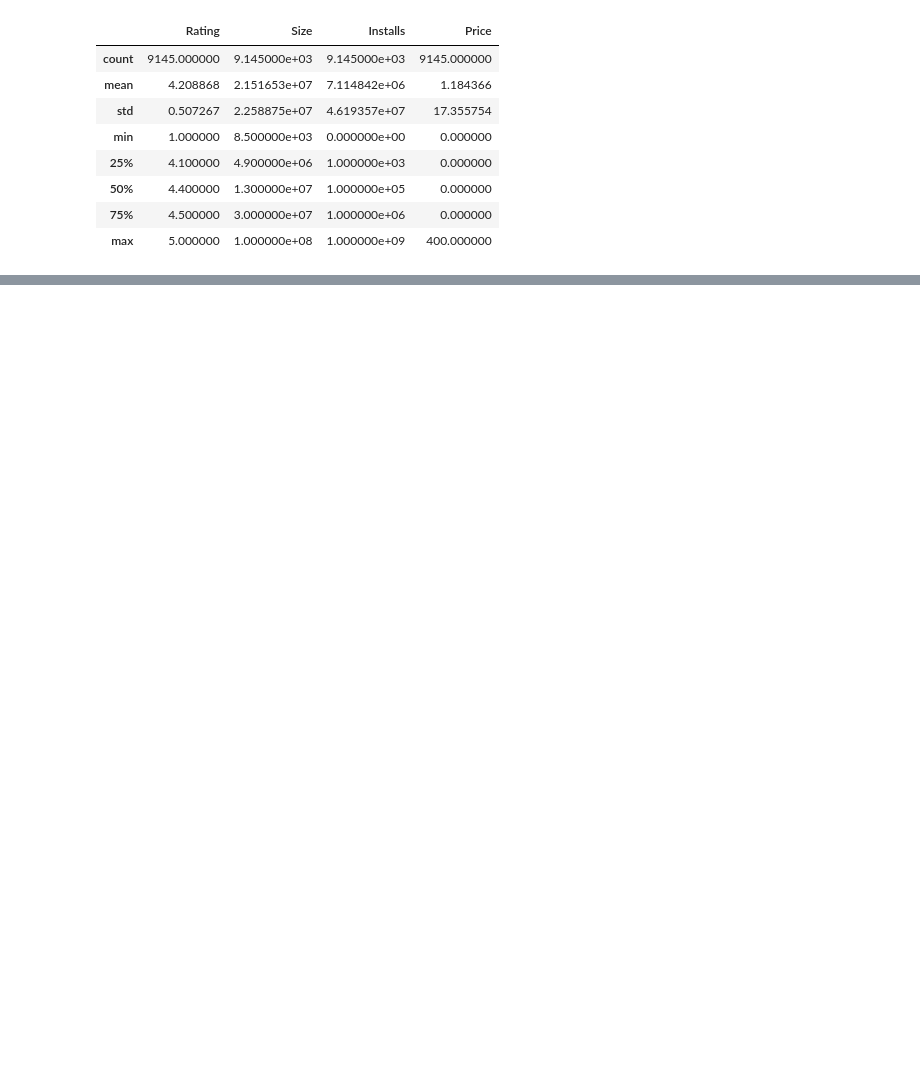
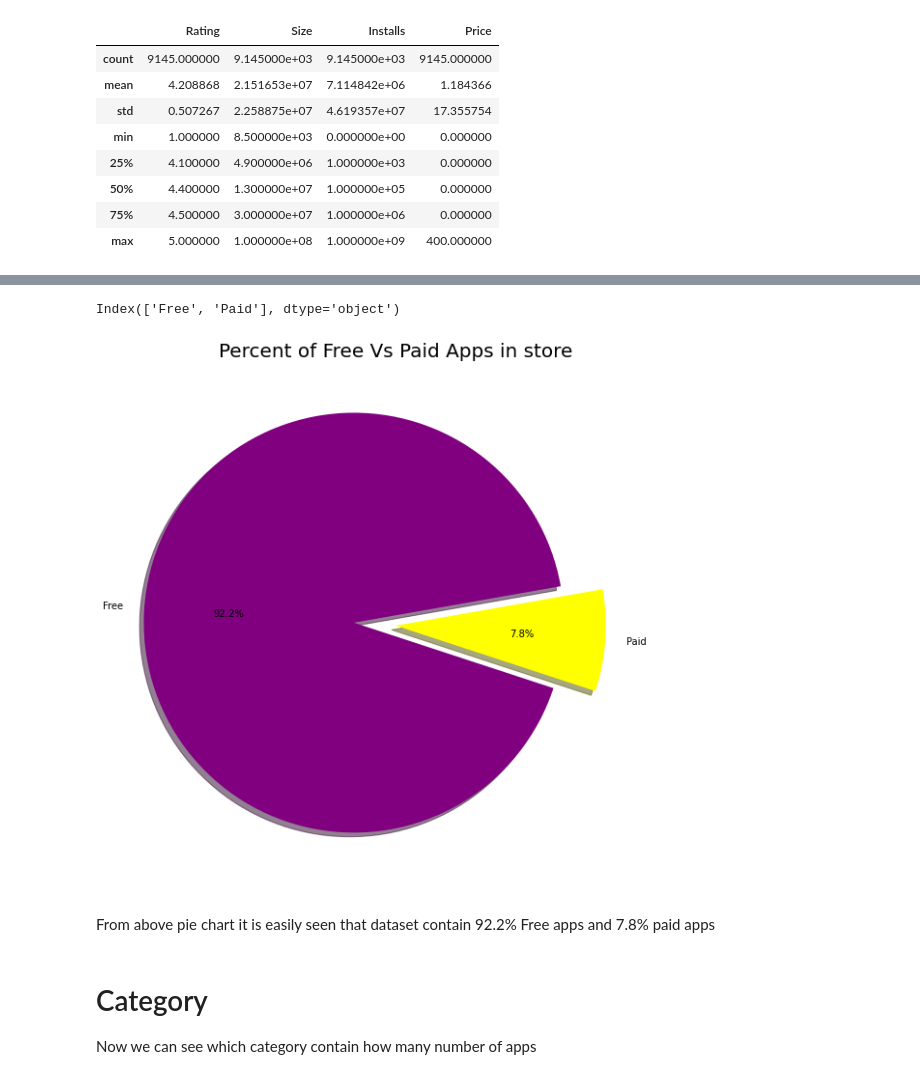
Before and after one commit to Nkbhapkar/EDA-on-playstore, a Jupyter notebook: Exploratory_data_analysis_on_Play_Store_App_Review_Analysis_Capstone_Project.ipynb, the cells around one changed output, grey strips where cells are left out. Drawn from its saved outputs; the diff is of its cells as text; code cells hidden in the pictures; blank space fills up the shorter version.

Commit message:
Graphs on content rating , genres , apps etc

```diff
--- a/Exploratory_data_analysis_on_Play_Store_App_Review_Analysis_Capstone_Project.ipynb
+++ b/Exploratory_data_analysis_on_Play_Store_App_Review_Analysis_Capstone_Project.ipynb
@@ -386,0 +438,2 @@ ps_df.describe()
+# %%
+ps_df.drop_duplicates(inplace=True)
@@ -386,0 +463,21 @@ ps_df.describe()
+# %%
+app_df = ps_df['Type'].value_counts().index
+app_df
+# %% [output]
+Index(['Free', 'Paid'], dtype='object')
+# %%
+plt.figure(figsize=(10,10))
+labels =ps_df['Type'].value_counts(sort = True).index
+sizes = ps_df['Type'].value_counts(sort = True)
+colors = ["purple","yellow"]
+explode = (0.2,0)
+plt.pie(sizes, explode=explode, labels=labels, colors=colors,autopct='%1.1f%%' ,shadow=True, startangle=10)
+plt.title('Percent of Free Vs Paid Apps in store',size = 20)
+plt.show()
+# %% [output]
+[figure, added]
+# %% [markdown]
+From above pie chart it is easily seen that dataset contain 92.2% Free apps and 7.8% paid apps
+# %% [markdown]
+# Category
+Now we can see which category contain how many number of apps
```
Also changed, not shown: parts of 31 cells of this notebook.
